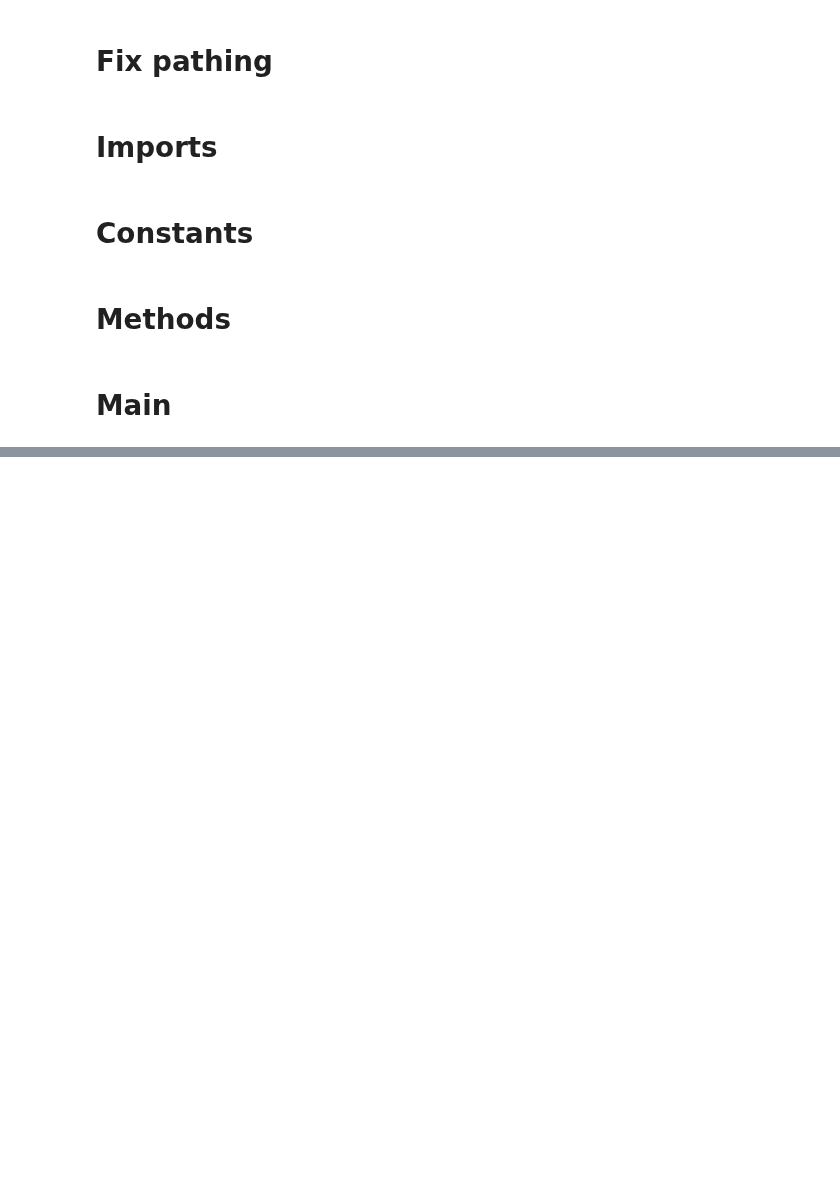
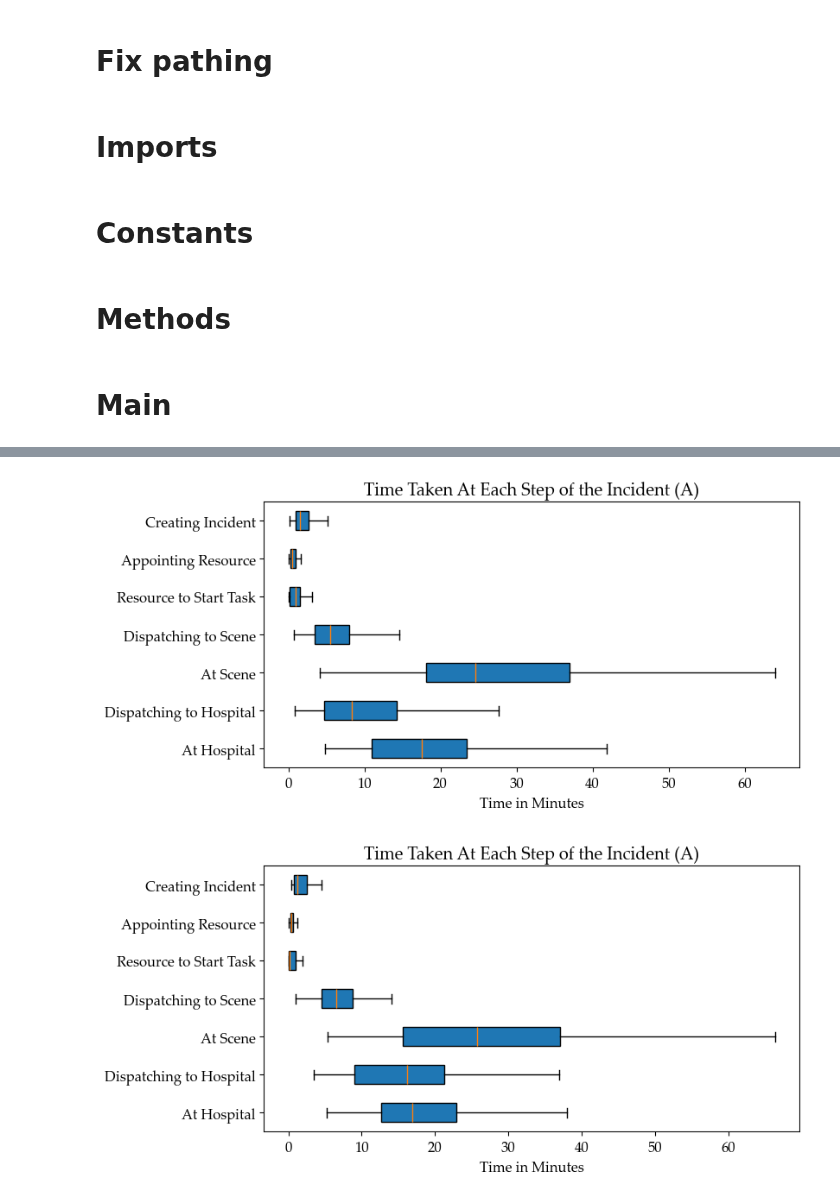
Before and after one commit to Emergency-Optimizers/Data-Processing, a Jupyter notebook: source/analysis/simulator/events.ipynb, the cells around one changed output, grey strips where cells are left out. Saved outputs shown, nothing was run; the diff lists cells and outputs as text; code cells hidden in the pictures; blank space fills up the shorter version.

```diff
--- a/source/analysis/simulator/events.ipynb
+++ b/source/analysis/simulator/events.ipynb
@@ -29,3 +32,9 @@ FOLDER_PATH = os.path.join(os.path.dirname(os.path.dirname(os.path.dirname(const
+# %%
+data_preprocessor = datahandler.DataPreprocessorOUS_V2()
+data_preprocessor.execute()
+
+data_loader = datahandler.DataLoader(datahandler.DataPreprocessorOUS_V2)
+data_loader.execute(False, False, True)
 # %% [markdown]
 # Methods
 # %%
@@ -68,6 +77,41 @@ def print_mean_median(df: pd.DataFrame):
     stats['Urban'] = stats['Urban'].map({True: 'Yes', False: 'No'})
     stats.sort_values(by=["Urban", "Triage"], ascending=[False, True], inplace=True)
     IPython.display.display(stats.style.hide(axis='index'))
+# %%
+def boxplot_time_at_steps_modified(
+    dataframe: pd.DataFrame,
+    triage_impression: str = None
+):
+    title = "Time Taken At Each Step of the Incident"
+
+    if triage_impression is not None:
+        # Filter the dataframe without overwriting the original one
+        temp_df = dataframe[dataframe["triage_impression_during_call"] == triage_impression].copy()
+        title += f" ({triage_impression})"
+    else:
+        # Use the original dataframe if no triage_impression filter is applied
+        temp_df = dataframe.copy()
+
+    steps = {
+        "Creating Incident": "duration_incident_creation",
+        "Appointing Resource": "duration_resource_appointment",
+        "Resource to Start Task": "duration_resource_preparing_departure",
+        "Dispatching to Scene": "duration_dispatching_to_scene",
+        "At Scene": "duration_at_scene",
+        "Dispatching to Hospital": "duration_dispatching_to_hospital",
+        "At Hospital": "duration_at_hospital"
+    }
+
+    # Calculating durations for each step
+    plot_data = [(temp_df[duration_column][temp_df[duration_column] > 0] / 60) for step, duration_column in steps.items()]
+
+    # Plotting
+    matplotlib.pyplot.figure(figsize=(8, 4))
+    matplotlib.pyplot.boxplot(plot_data[::-1], labels=list(steps.keys())[::-1], vert=False, patch_artist=True, showfliers=False)
+    matplotlib.pyplot.title(title)
+    matplotlib.pyplot.xlabel("Time in Minutes")
+    matplotlib.pyplot.xticks()
+    matplotlib.pyplot.show()
 # %% [markdown]
 # Main
 # %%
@@ -97,0 +139,6 @@ memory usage: 23.1+ KB
+# %%
+boxplot_time_at_steps_modified(df, "A")
+plotter.boxplot_time_at_steps(data_loader.enhanced_incidents_df, "A", ("2018-03-20 07:00:00", "2018-03-20 18:59:59"))
+# %% [output]
+[figure, added]
+[figure, added]
```
Also changed, not shown: parts of 8 cells of this notebook, 1 other file.
